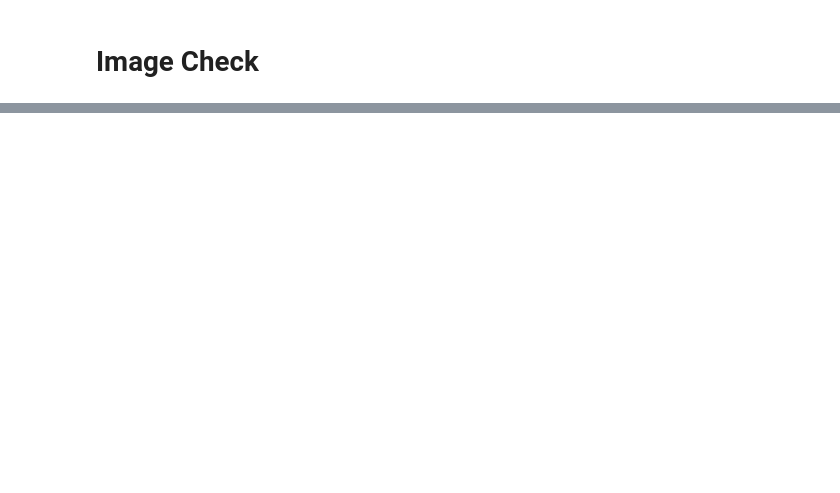
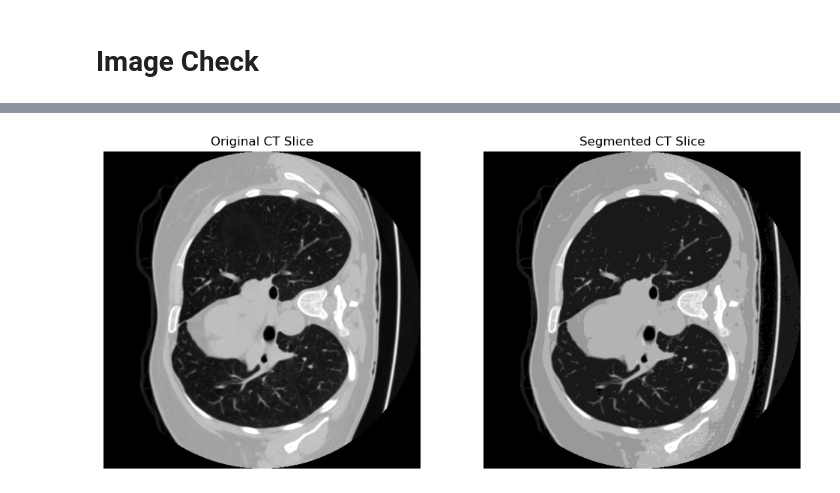
Before and after one commit to Sumeet-Dash1/MIRA-COPDgene, a Jupyter notebook: Preprocessing.ipynb, the cells around one changed output, grey strips where cells are left out. Cells and saved outputs as stored; diff of their text form; code cells hidden in the pictures; blank space fills up the shorter version.

```diff
--- a/Preprocessing.ipynb
+++ b/Preprocessing.ipynb
@@ -52,3 +127,21 @@ if save == True:
+# %%
+
+# Visualize a single slice of the segmented 3D image
+slice_idx = 50  # Choose a slice index
+plt.figure(figsize=(12, 6))
+plt.subplot(1, 2, 1)
+plt.imshow(hu_inhale[:, :, slice_idx], cmap="gray")
+plt.title("Original CT Slice")
+plt.axis("off")
+
+plt.subplot(1, 2, 2)
+plt.imshow(bit_4[:, :, slice_idx], cmap="gray")
+plt.title("Segmented CT Slice")
+plt.axis("off")
+
+plt.show()
+# %% [output]
+[figure, added]
 # %%
 gantry_inhale = remove_gantry(hu_inhale, visualize=True)
 gantry_exhale = remove_gantry(hu_exhale, visualize=True)
```
Also changed, not shown: parts of 13 cells of this notebook, 1 other file.
